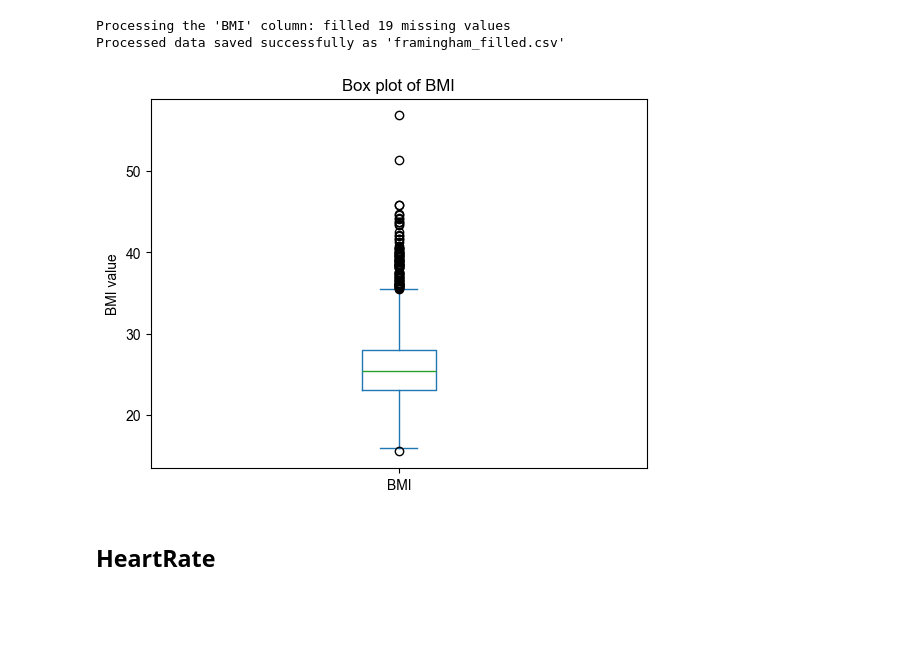
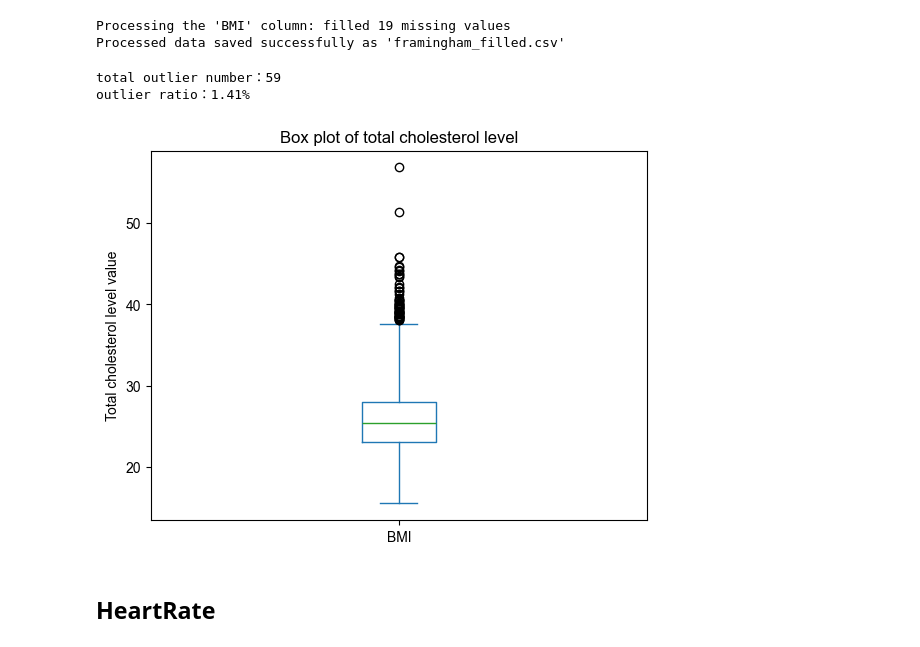
Before and after one commit to Yute-Tjr/CHD_data_analysis, a Jupyter notebook: CHD_data_analysis.ipynb, the cells around one changed output. Cells and saved outputs as stored; diff of their text form; code cells hidden in the pictures; blank space fills up the shorter version.

```diff
--- a/CHD_data_analysis.ipynb
+++ b/CHD_data_analysis.ipynb
@@ -538,12 +538,35 @@ print("Processed data saved successfully as 'framingham_filled.csv'")
 Processing the 'BMI' column: filled 19 missing values
 Processed data saved successfully as 'framingham_filled.csv'
 # %%
-df['BMI'].plot.box()
-plt.title('Box plot of BMI')
-plt.ylabel('BMI value')
+# calculate quartiles and IQR
+q1 = df1['BMI'].quantile(0.25)
+q3 = df1['BMI'].quantile(0.75)
+iqr = q3 - q1
+
+# define outlier boundaries
+lower_bound = q1 - 2 * iqr
+upper_bound = q3 + 2 * iqr
+
+# filter outliers
+outliers = df1[(df1['BMI'] < lower_bound) | (df1['BMI'] > upper_bound)]['BMI']
+
+# calculate outlier count and ratio
+outlier_count = len(outliers)
+total_count = len(df1['BMI'])
+outlier_ratio = (outlier_count / total_count) * 100
+
+
+print(f"total outlier number：{outlier_count}")
+print(f"outlier ratio：{outlier_ratio:.2f}%")
+
+df1['BMI'].plot.box(whis=2.0)
+plt.title('Box plot of total cholesterol level')
+plt.ylabel('Total cholesterol level value')
 plt.show()
 # %% [output]
+total outlier number：59
+outlier ratio：1.41%
-[figure, old version]
+[figure, new version]
 # %% [markdown]
 ## HeartRate
 # %%
```
Also changed, not shown: parts of 2 cells of this notebook.
